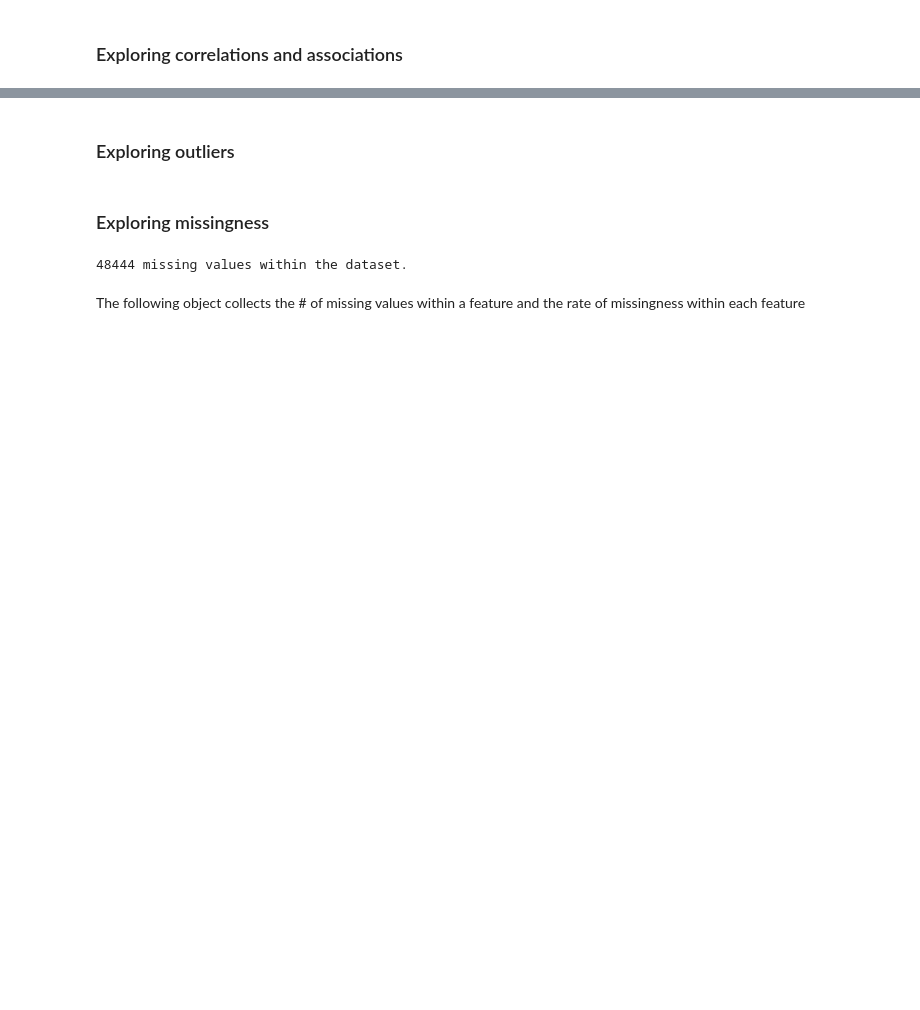
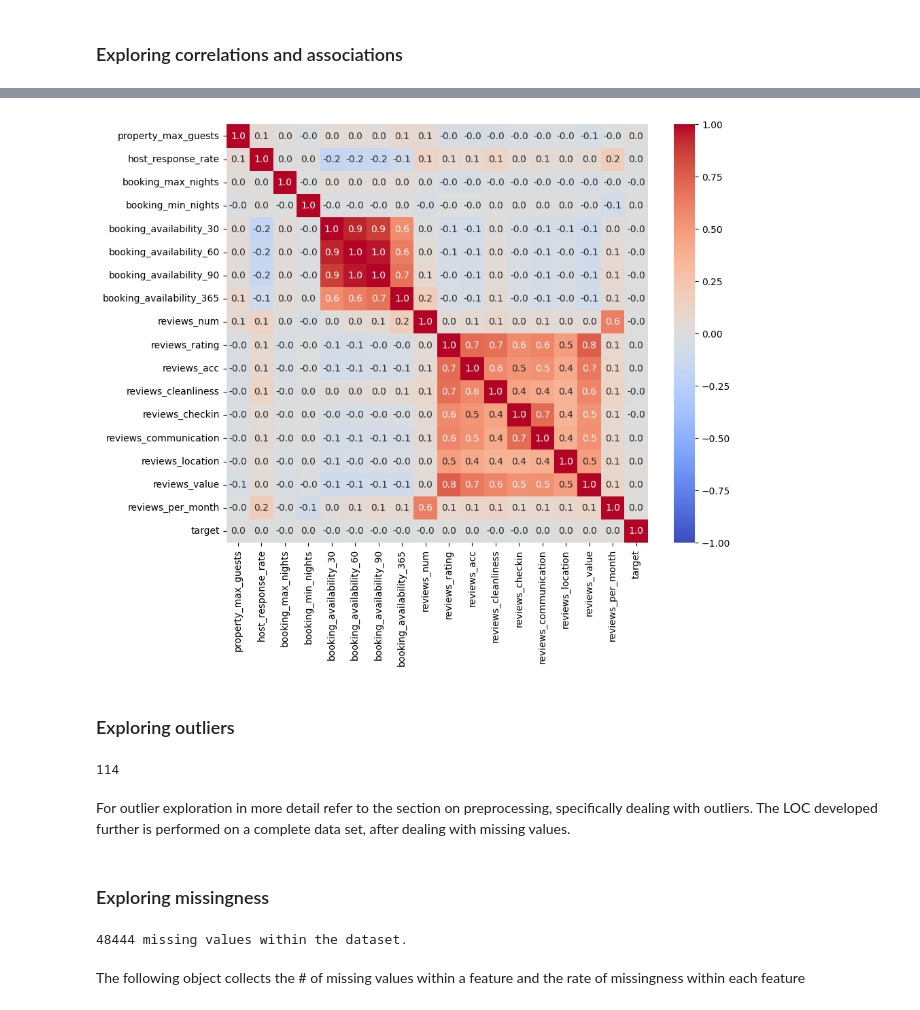
Before and after one commit to davidfrostcruz/advance_analytics, a Jupyter notebook: assignment_tabular_data.ipynb, the cells around one changed output, grey strips where cells are left out. Drawn from its saved outputs; the diff is of its cells as text; code cells hidden in the pictures; blank space fills up the shorter version.

```diff
--- a/assignment_tabular_data.ipynb
+++ b/assignment_tabular_data.ipynb
@@ -560,0 +664,4 @@ OSError: [Errno 107] Transport endpoint is not connected
+# %%
+# Getting the correlations on numerical features
+numeric_corr_target = correlation_heatmap(df[numerical_features])
+# %% [output]
@@ -561,5 +688,16 @@ OSError: [Errno 107] Transport endpoint is not connected
+[figure, added]
 # %% [markdown]
 ### Exploring outliers
+# %%
+# Count the number of observations greater than 200 in the target variable
+count = len(df[df['target'] > 200])
+
+# Print the count
+print(count)
+# %% [output]
+114
+# %% [markdown]
+For outlier exploration in more detail refer to the section on preprocessing, specifically dealing with outliers. The LOC developed further is performed on a complete data set, after dealing with missing values.
 # %% [markdown]
 ### Exploring missingness
 # %%
```
Also changed, not shown: parts of 101 cells of this notebook.
